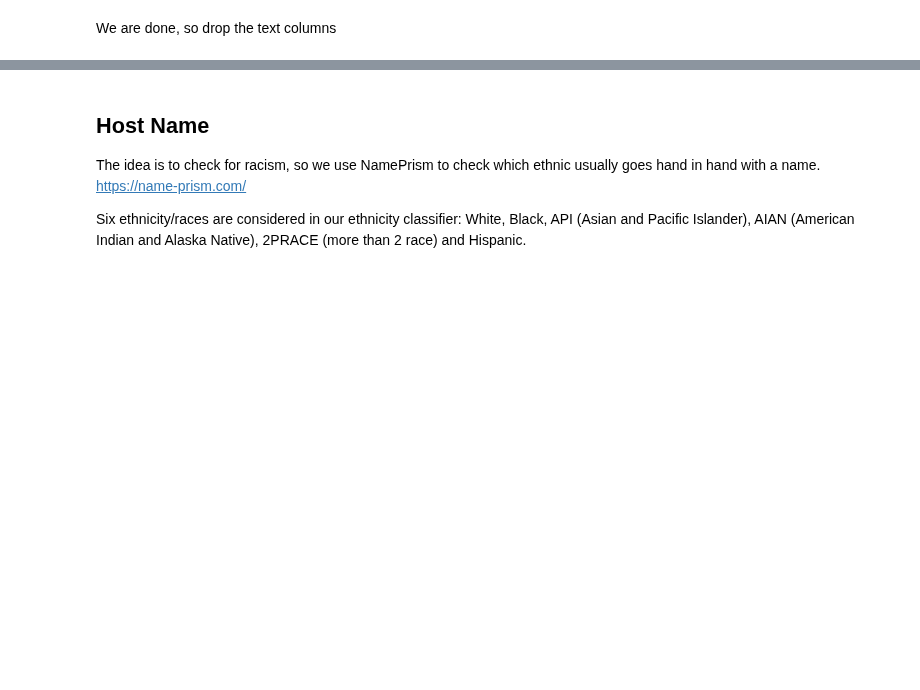
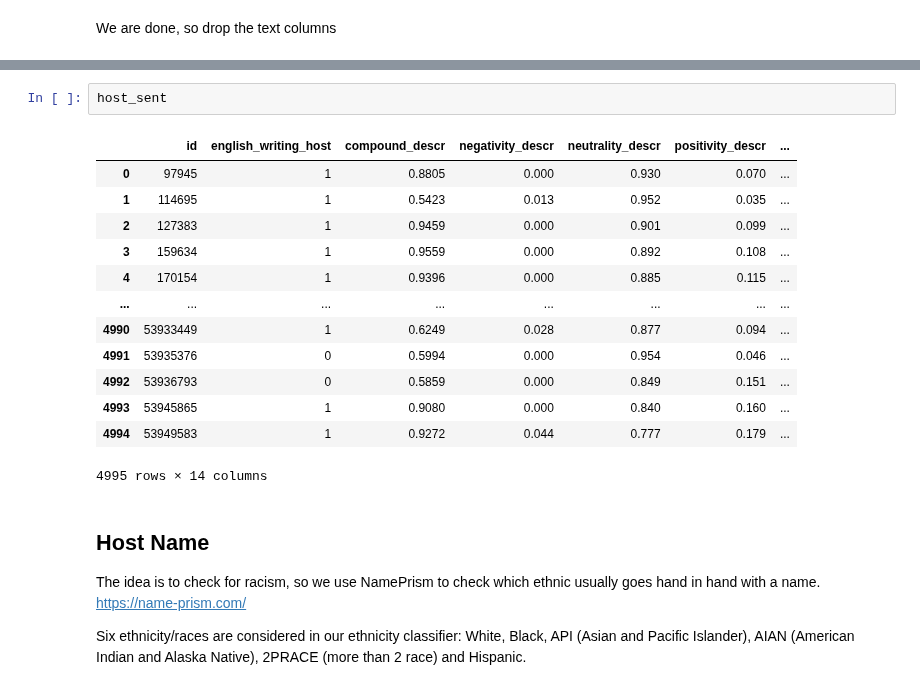
Before and after one commit to dmnk1308/DubAir, a Jupyter notebook: munich/Text_Analysis_munich.ipynb, the cells around one changed output, grey strips where cells are left out. Drawn from its saved outputs; the diff is of its cells as text; blank space fills up the shorter version.

```diff
--- a/munich/Text_Analysis_munich.ipynb
+++ b/munich/Text_Analysis_munich.ipynb
@@ -546,3 +639,19 @@ host_sent.to_csv("host_sent_munich.csv")
+# %%
+host_sent
+# %% [output]
+|  | id | english_writing_host | compound_descr | negativity_descr | neutrality_descr | positivity_descr | ... |
+| 0 | 97945 | 1 | 0.8805 | 0.000 | 0.930 | 0.070 | ... |
+| 1 | 114695 | 1 | 0.5423 | 0.013 | 0.952 | 0.035 | ... |
+| 2 | 127383 | 1 | 0.9459 | 0.000 | 0.901 | 0.099 | ... |
+| 3 | 159634 | 1 | 0.9559 | 0.000 | 0.892 | 0.108 | ... |
+| 4 | 170154 | 1 | 0.9396 | 0.000 | 0.885 | 0.115 | ... |
+| ... | ... | ... | ... | ... | ... | ... | ... |
+| 4990 | 53933449 | 1 | 0.6249 | 0.028 | 0.877 | 0.094 | ... |
+| 4991 | 53935376 | 0 | 0.5994 | 0.000 | 0.954 | 0.046 | ... |
+| 4992 | 53936793 | 0 | 0.5859 | 0.000 | 0.849 | 0.151 | ... |
+| 4993 | 53945865 | 1 | 0.9080 | 0.000 | 0.840 | 0.160 | ... |
+| 4994 | 53949583 | 1 | 0.9272 | 0.044 | 0.777 | 0.179 | ... |
+4995 rows × 14 columns
 # %% [markdown]
 ## Host Name
 
```
Also changed, not shown: parts of 22 cells of this notebook, 28 other files.
